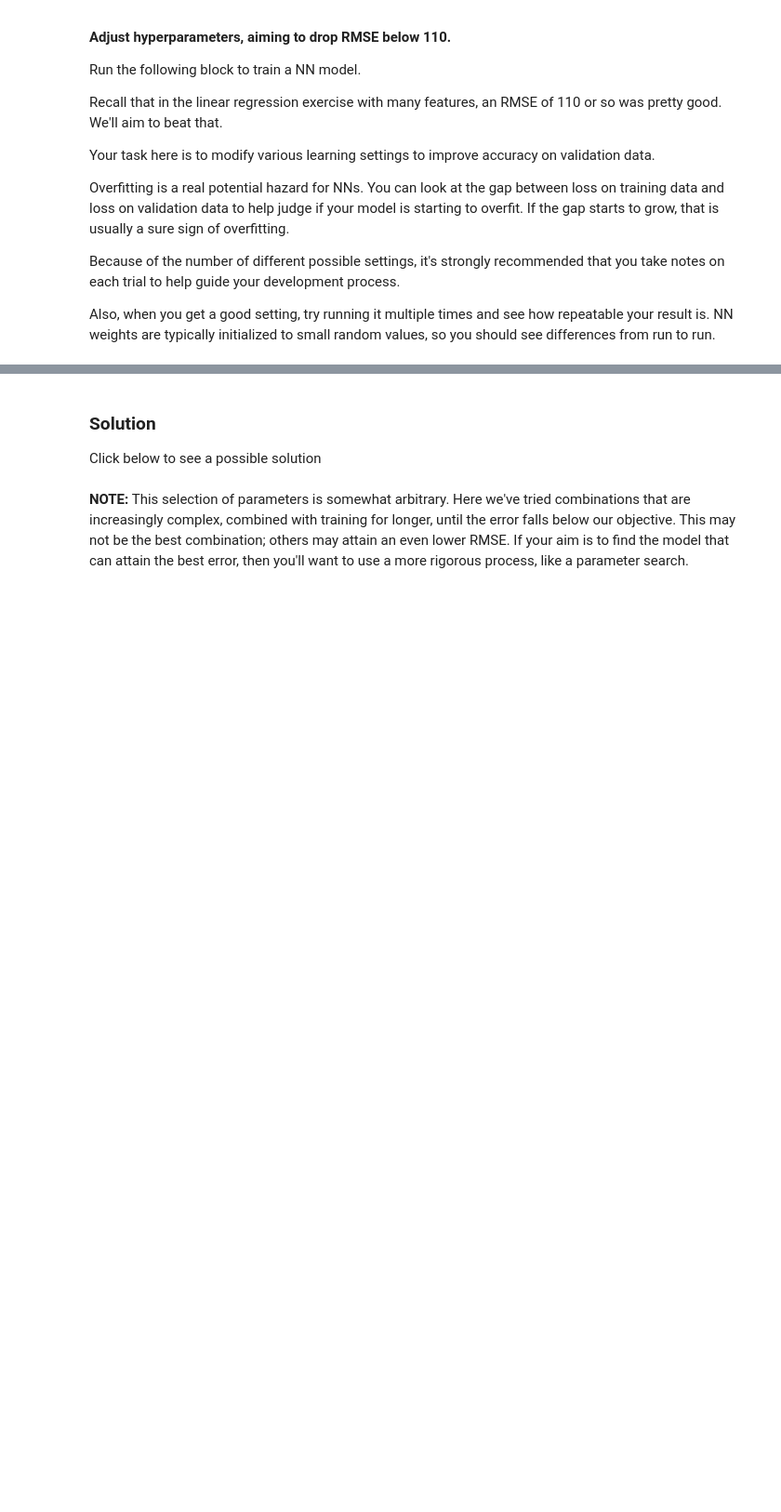
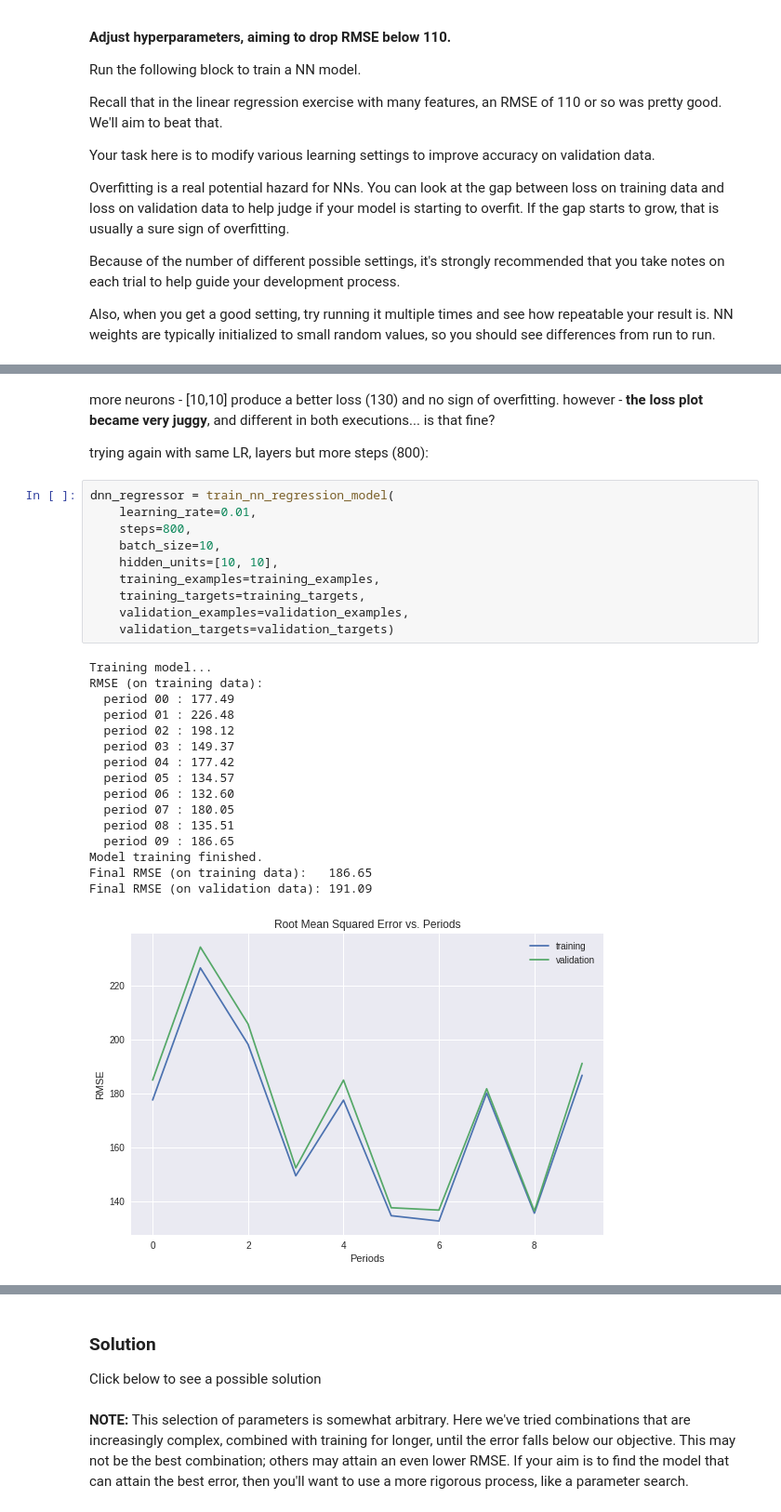
Before and after one commit to steineron/TensowFlowFirstSteps, a Jupyter notebook: intro_to_neural_nets.ipynb, the cells around one changed output, grey strips where cells are left out. Shown: that part at 93% size. Saved outputs shown, nothing was run; the diff lists cells and outputs as text; blank space fills up the shorter version.

```diff
--- a/intro_to_neural_nets.ipynb
+++ b/intro_to_neural_nets.ipynb
@@ -300,0 +393,32 @@ dnn_regressor = train_nn_regression_model(
+# %% [markdown]
+more neurons - [10,10]  produce a better loss (130) and no sign of overfitting.
+however - **the loss plot became very juggy**, and different in both executions... is that fine?
+
+trying again with same LR, layers but more steps (800):
+# %%
+dnn_regressor = train_nn_regression_model(
+    learning_rate=0.01,
+    steps=800,
+    batch_size=10,
+    hidden_units=[10, 10],
+    training_examples=training_examples,
+    training_targets=training_targets,
+    validation_examples=validation_examples,
+    validation_targets=validation_targets)
+# %% [output]
+Training model...
+RMSE (on training data):
+  period 00 : 177.49
+  period 01 : 226.48
+  period 02 : 198.12
+  period 03 : 149.37
+  period 04 : 177.42
+  period 05 : 134.57
+  period 06 : 132.60
+  period 07 : 180.05
+  period 08 : 135.51
+  period 09 : 186.65
+Model training finished.
+Final RMSE (on training data):   186.65
+Final RMSE (on validation data): 191.09
+[figure, added]
```
Also changed, not shown: parts of 25 cells of this notebook.
